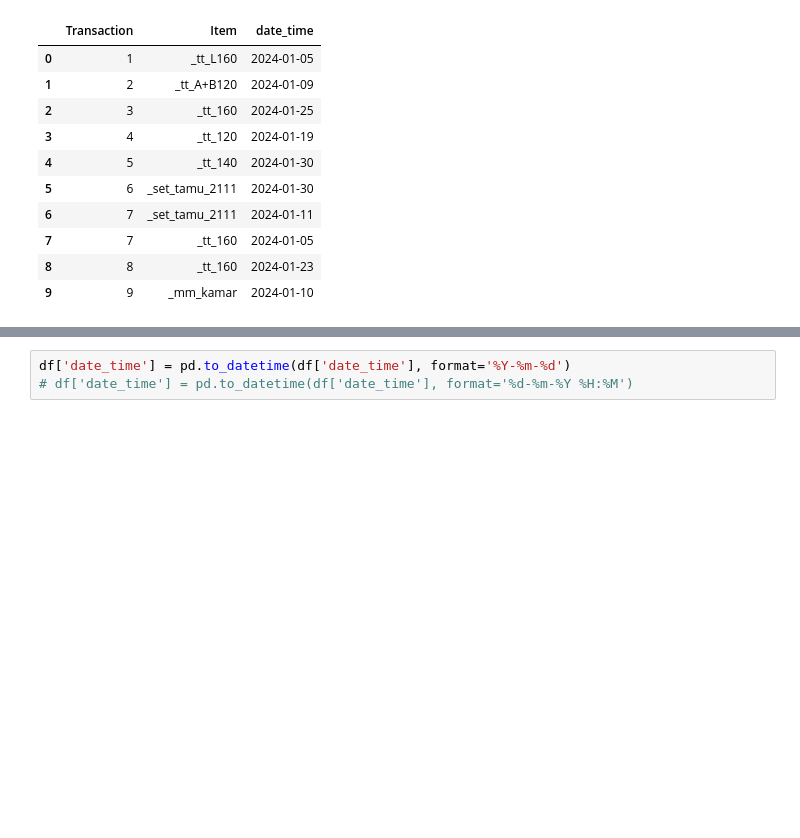
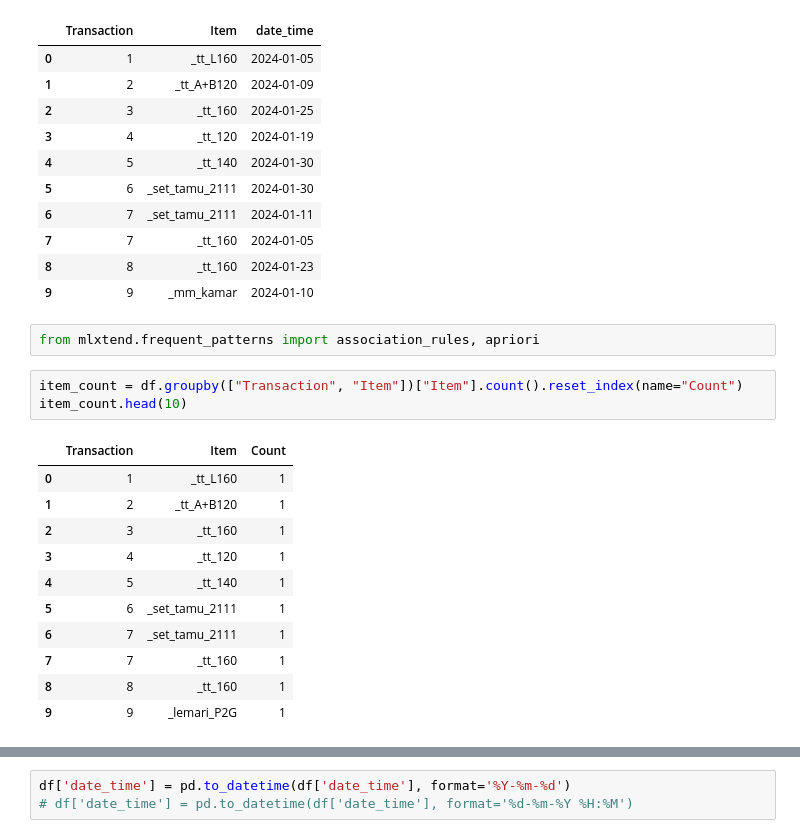
Before and after one commit to SyahronMaulana/apriori, a Jupyter notebook: test.ipynb, the cells around one changed output, grey strips where cells are left out. Cells and saved outputs as stored; diff of their text form; blank space fills up the shorter version.

```diff
--- a/test.ipynb
+++ b/test.ipynb
@@ -16,3 +16,20 @@ df.head(10)
 | 7 | 7 | _tt_160 | 2024-01-05 |
 | 8 | 8 | _tt_160 | 2024-01-23 |
 | 9 | 9 | _mm_kamar | 2024-01-10 |
+# %%
+from mlxtend.frequent_patterns import association_rules, apriori
+# %%
+item_count = df.groupby(["Transaction", "Item"])["Item"].count().reset_index(name="Count")
+item_count.head(10)
+# %% [output]
+|  | Transaction | Item | Count |
+| 0 | 1 | _tt_L160 | 1 |
+| 1 | 2 | _tt_A+B120 | 1 |
+| 2 | 3 | _tt_160 | 1 |
+| 3 | 4 | _tt_120 | 1 |
+| 4 | 5 | _tt_140 | 1 |
+| 5 | 6 | _set_tamu_2111 | 1 |
+| 6 | 7 | _set_tamu_2111 | 1 |
+| 7 | 7 | _tt_160 | 1 |
+| 8 | 8 | _tt_160 | 1 |
+| 9 | 9 | _lemari_P2G | 1 |
```
Also changed, not shown: parts of 3 cells of this notebook, 1 other file.
